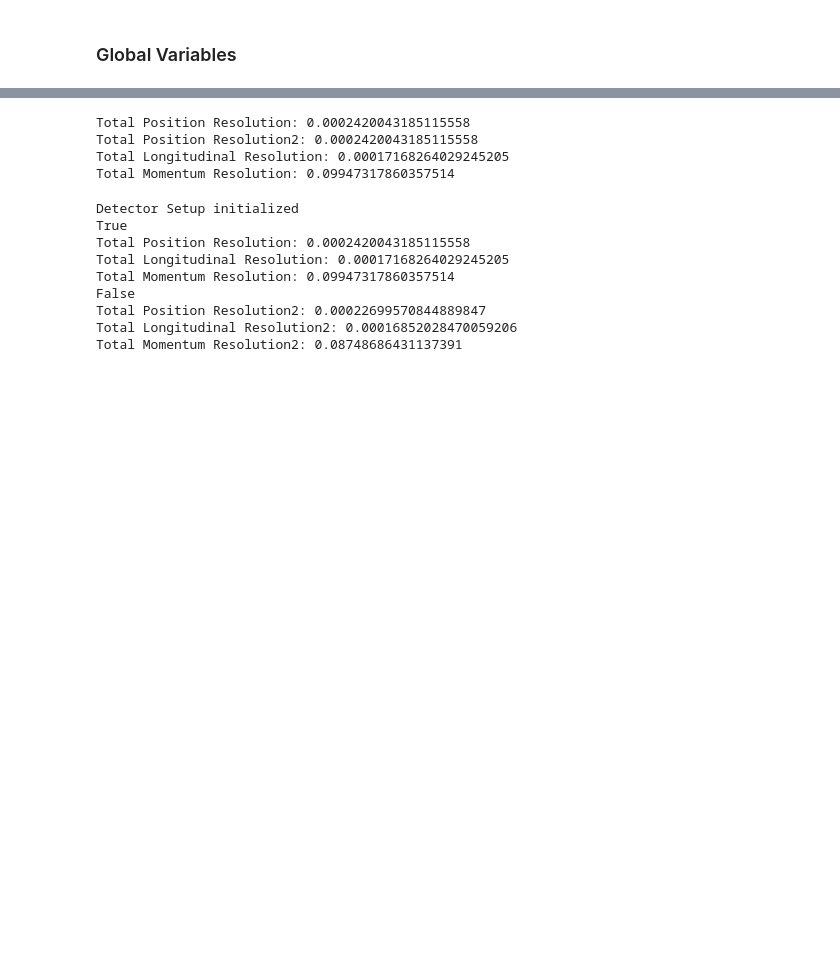
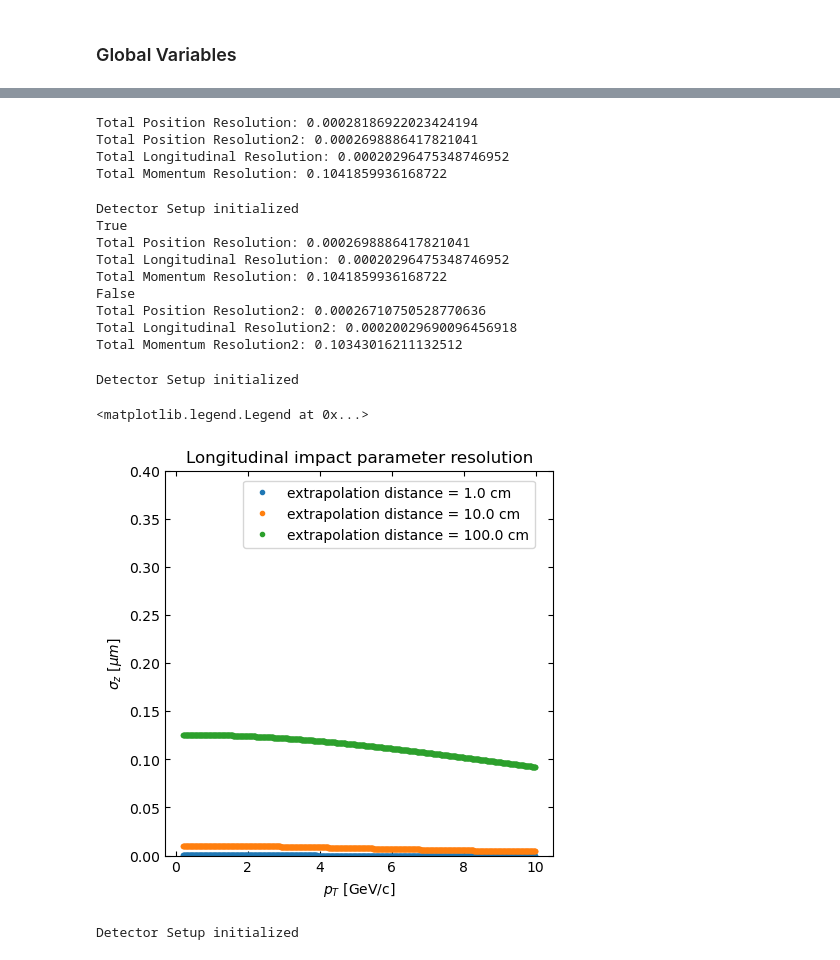
Before and after one commit to Claitos/Track-Parameter-Resolutions, a Jupyter notebook: ITS2_Test.ipynb, the cells around one changed output, grey strips where cells are left out. Saved outputs shown, nothing was run; the diff lists cells and outputs as text; code cells hidden in the pictures; blank space fills up the shorter version.

Commit message:
renaming and some test

```diff
--- a/ITS2_Test.ipynb
+++ b/ITS2_Test.ipynb
@@ -171,7 +171,7 @@ class DetectorSetup:
             air_thickness = self._get_air_thickness_parabolic(momentum)
             sigma_ScatteringAngle_air = self._get_rms_ScatteringAngle(momentum, mass, air_thickness)
             sigma_ScatteringAngle_layer = self._get_rms_ScatteringAngle(momentum, mass, self.layerthickness)
-            sigma_ScatteringAngle_total = sigma_ScatteringAngle_layer + sigma_ScatteringAngle_air
+            sigma_ScatteringAngle_total = np.sqrt(sigma_ScatteringAngle_layer**2 + sigma_ScatteringAngle_air**2)
         else:
             sigma_ScatteringAngle_total = self._get_rms_ScatteringAngle(momentum, mass, self.layerthickness)
 
@@ -202,7 +202,7 @@ class DetectorSetup:
             air_thickness = self._get_air_thickness_straight()
             sigma_ScatteringAngle_air = self._get_rms_ScatteringAngle(momentum, mass, air_thickness)
             sigma_ScatteringAngle_layer = self._get_rms_ScatteringAngle(momentum, mass, self.layerthickness)
-            sigma_ScatteringAngle_total = sigma_ScatteringAngle_layer + sigma_ScatteringAngle_air
+            sigma_ScatteringAngle_total = np.sqrt(sigma_ScatteringAngle_layer**2 + sigma_ScatteringAngle_air**2)
         else:
             sigma_ScatteringAngle_total = self._get_rms_ScatteringAngle(momentum, mass, self.layerthickness)
 
@@ -233,7 +233,7 @@ class DetectorSetup:
             air_thickness = self._get_air_thickness_parabolic(momentum)
             sigma_ScatteringAngle_air = self._get_rms_ScatteringAngle(momentum, mass, air_thickness)
             sigma_ScatteringAngle_layer = self._get_rms_ScatteringAngle(momentum, mass, self.layerthickness)
-            sigma_ScatteringAngle_total = sigma_ScatteringAngle_layer + sigma_ScatteringAngle_air
+            sigma_ScatteringAngle_total = np.sqrt(sigma_ScatteringAngle_layer**2 + sigma_ScatteringAngle_air**2)
         else:
             sigma_ScatteringAngle_total = self._get_rms_ScatteringAngle(momentum, mass, self.layerthickness)
 
@@ -254,7 +254,7 @@ class DetectorSetup:
 ### Global Variables
 # %%
 average_layer_radii_test = np.array([23, 31, 39, 196, 245, 344, 393]) * 10**-3   # average radius of ITS2 layers in meters
-layerthickness_test = np.array([0.0035, 0.0035, 0.0035, 0.008, 0.008, 0.008, 0.008])   # thickness of an inner detector plane in units of radiation length 0.35% and outer detector plane in units of radiation length 0.8%
+layerthickness_test = np.array([0.0035, 0.0035, 0.0035, 0.0110, 0.0110, 0.0110, 0.0110])   # thickness of an inner detector plane in units of radiation length 0.35% and outer detector plane in units of radiation length 1.10%
 detector_resolutions_rphi_test = np.array([10, 10, 10, 10, 10, 10, 10]) * 10**-6   #spatial resolution of the ITS2 inner layers in rphi in meters
 detector_resolutions_z_test = np.array([10, 10, 10, 10, 10, 10, 10]) * 10**-6      #spatial resolution of the ITS2 inner layers in z    in meters
 radiation_length_air_test = 303.9           # radiation length of air in meters
@@ -378,10 +398,10 @@ print("Total Longitudinal Resolution:", longreso_total)
 momentumreso_total = ITS2.transverse_momentum_reso(particle_momentum, particle_mass, N, theta)
 print("Total Momentum Resolution:", momentumreso_total)
 # %% [output]
-Total Position Resolution: 0.0002420043185115558
-Total Position Resolution2: 0.0002420043185115558
-Total Longitudinal Resolution: 0.00017168264029245205
-Total Momentum Resolution: 0.09947317860357514
+Total Position Resolution: 0.00028186922023424194
+Total Position Resolution2: 0.0002698886417821041
+Total Longitudinal Resolution: 0.00020296475348746952
+Total Momentum Resolution: 0.1041859936168722
 # %%
 ITS2 = DetectorSetup(average_layer_radii_test, layerthickness_test, detector_resolutions_rphi_test, detector_resolutions_z_test, radiation_length_air_test, magnetic_field_strength_test)
 print(ITS2.MS_in_air)
@@ -409,10 +429,55 @@ print("Total Momentum Resolution2:", momentumreso_total2)
 # %% [output]
 Detector Setup initialized
 True
-Total Position Resolution: 0.0002420043185115558
-Total Longitudinal Resolution: 0.00017168264029245205
-Total Momentum Resolution: 0.09947317860357514
+Total Position Resolution: 0.0002698886417821041
+Total Longitudinal Resolution: 0.00020296475348746952
+Total Momentum Resolution: 0.1041859936168722
 False
-Total Position Resolution2: 0.00022699570844889847
-Total Longitudinal Resolution2: 0.00016852028470059206
-Total Momentum Resolution2: 0.08748686431137391
+Total Position Resolution2: 0.00026710750528770636
+Total Longitudinal Resolution2: 0.00020029690096456918
+Total Momentum Resolution2: 0.10343016211132512
+# %%
+proton_mass = 1
+proton_momenta = np.arange(0.2, 10, 0.01)
+
+N = 4
+extrapolation_radii = np.array([0.01, 0.1, 1])
+theta = 90
+
+
+ITS2 = DetectorSetup(average_layer_radii_test, layerthickness_test, detector_resolutions_rphi_test, detector_resolutions_z_test, radiation_length_air_test, magnetic_field_strength_test)
+
+proton_z_wMS = np.array([[ITS2.longitudinal_impact_parameter_reso(p, proton_mass, N, r, theta) for p in proton_momenta] for r in extrapolation_radii])
+
+ITS2.MS_in_air = False
+
+proton_z_woMS = np.array([[ITS2.longitudinal_impact_parameter_reso(p, proton_mass, N, r, theta) for p in proton_momenta] for r in extrapolation_radii])
+
+scdiff = (proton_z_wMS - proton_z_woMS) / proton_z_woMS
+# %% [output]
+Detector Setup initialized
+# %%
+plt.rcParams["figure.figsize"] = (5,5)
+for i, r in enumerate(extrapolation_radii):
+    plt.plot(proton_momenta, scdiff[i], ".", label=f"extrapolation distance = {r*100} cm")
+plt.title("Longitudinal impact parameter resolution")
+plt.xlabel("$p_{T}$ [GeV/c]")
+plt.ylabel("$\sigma_{z}$ [$\mu m$]")
+plt.ylim(0, 0.4)
+plt.tick_params(top=True, right=True, direction="in")
+plt.legend(loc=(0.2, 0.8))
+# %% [output]
+<matplotlib.legend.Legend at 0x...>
+[figure, added]
+# %%
+ITS2 = DetectorSetup(average_layer_radii_test, layerthickness_test, detector_resolutions_rphi_test, detector_resolutions_z_test, radiation_length_air_test, magnetic_field_strength_test)
+
+proton_rphi_wMS = np.array([[ITS2.transverse_impact_parameter_reso(p, proton_mass, N, r, theta) for p in proton_momenta] for r in extrapolation_radii])
+
+ITS2.MS_in_air = False
+
+proton_rphi_woMS = np.array([[ITS2.transverse_impact_parameter_reso(p, proton_mass, N, r, theta) for p in proton_momenta] for r in extrapolation_radii])
+
+scdiff = (proton_rphi_wMS - proton_rphi_woMS) / proton_rphi_woMS
+# %% [output]
+Detector Setup initialized
```
Also changed, not shown: parts of 4 cells of this notebook, 5 other files.
